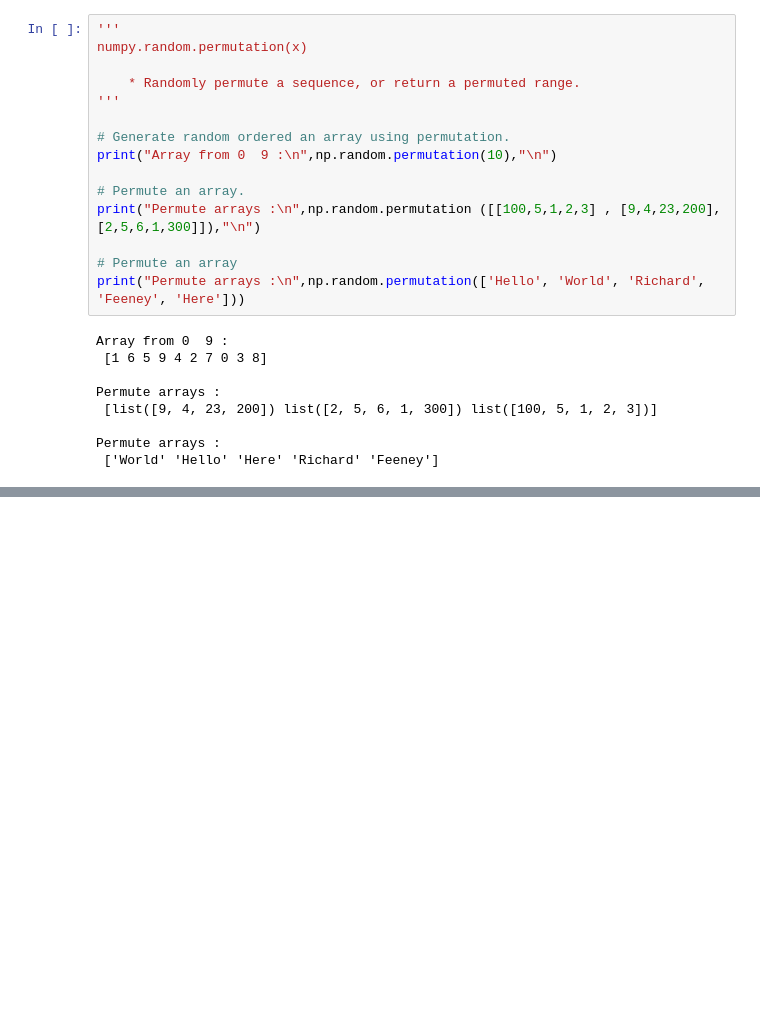
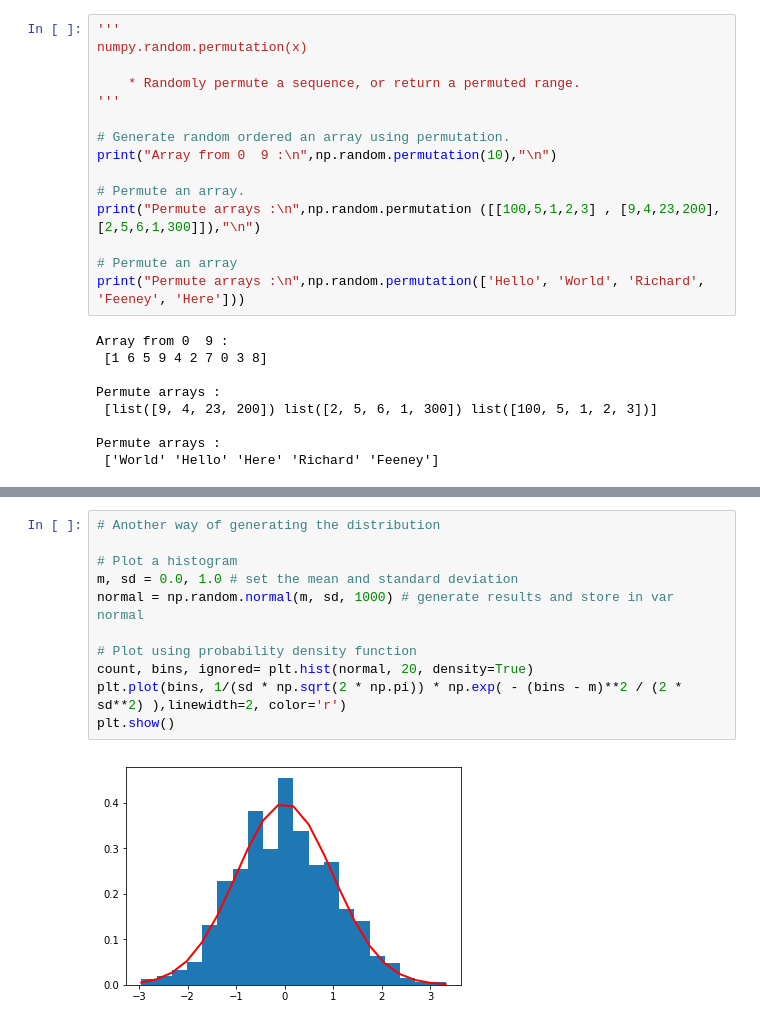
Before and after one commit to richardfeeney7/Programming-for-Data-Analysis, a Jupyter notebook: numpy.random.ipynb, the cells around one changed output, grey strips where cells are left out. Drawn from its saved outputs; the diff is of its cells as text; blank space fills up the shorter version.

```diff
--- a/numpy.random.ipynb
+++ b/numpy.random.ipynb
@@ -457,0 +519,13 @@ Permute arrays :
+# %%
+# Another way of generating the distribution
+
+# Plot a histogram
+m, sd = 0.0, 1.0 # set the mean and standard deviation
+normal = np.random.normal(m, sd, 1000) # generate results and store in var normal
+
+# Plot using probability density function
+count, bins, ignored= plt.hist(normal, 20, density=True)
+plt.plot(bins, 1/(sd * np.sqrt(2 * np.pi)) * np.exp( - (bins - m)**2 / (2 * sd**2) ),linewidth=2, color='r')
+plt.show()
+# %% [output]
+[figure, added]
```
Also changed, not shown: parts of 5 cells of this notebook, 2 other files.
